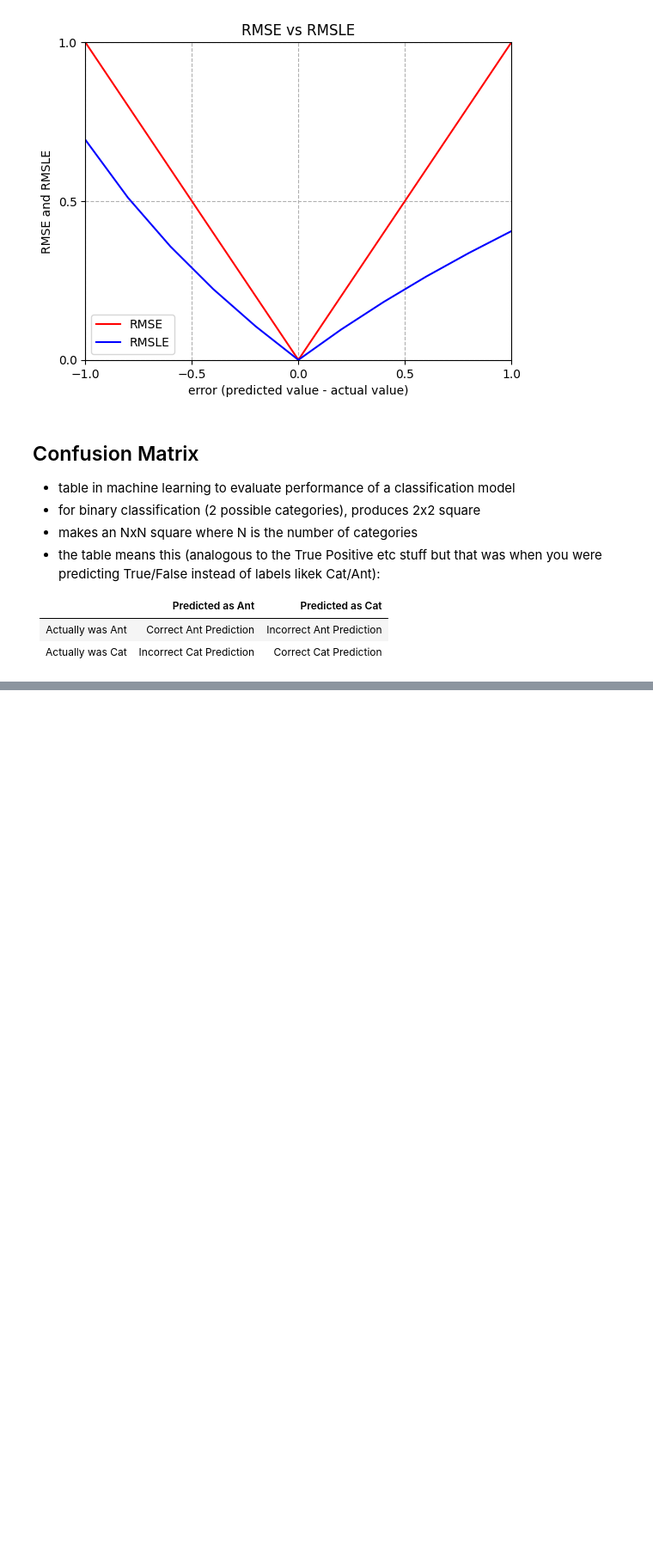
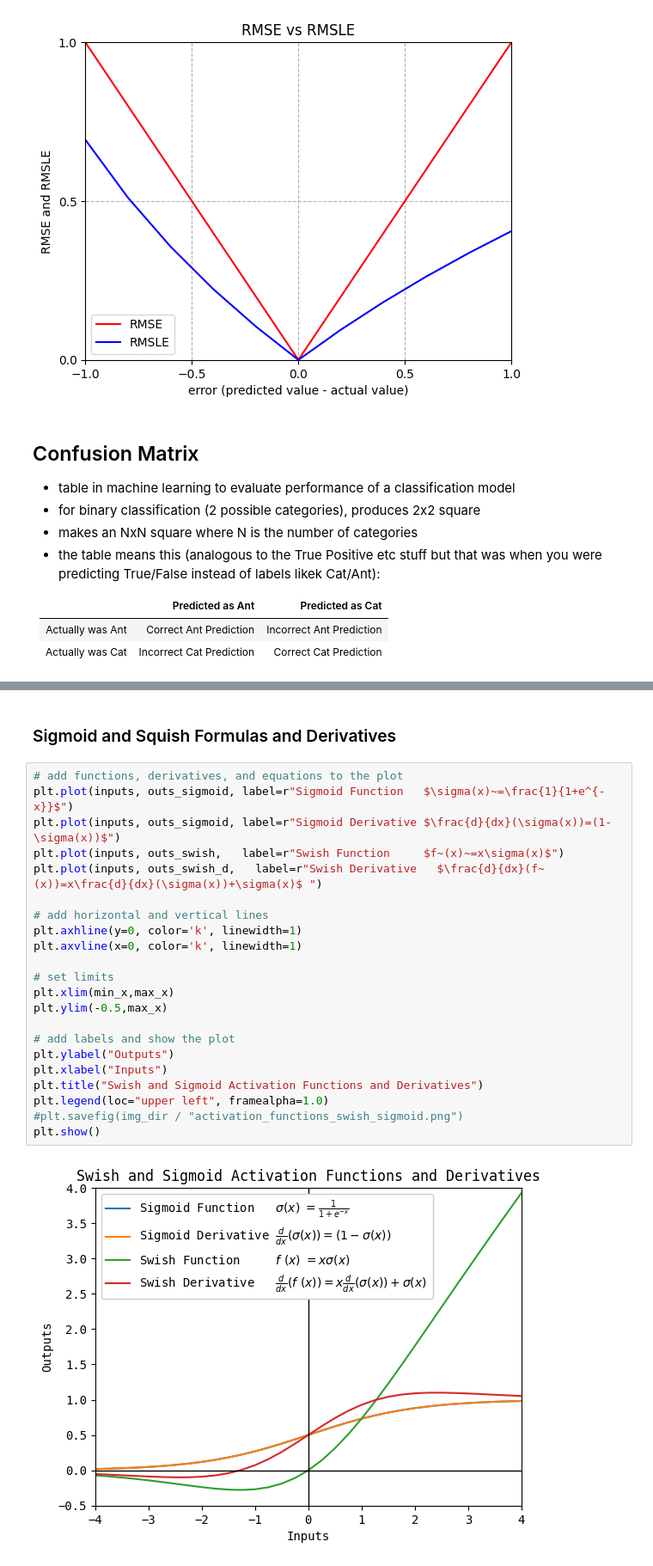
Before and after one commit to CombatWombatHub/aiml-notes, a Jupyter notebook: utils/plotmaker.ipynb, the cells around one changed output, grey strips where cells are left out. Shown: that part at 86% size. Cells and saved outputs as stored; diff of their text form; blank space fills up the shorter version.

```diff
--- a/utils/plotmaker.ipynb
+++ b/utils/plotmaker.ipynb
@@ -149,0 +281,26 @@ cmd.plot()
+# %% [markdown]
+### Sigmoid and Squish Formulas and Derivatives
+# %%
+# add functions, derivatives, and equations to the plot
+plt.plot(inputs, outs_sigmoid, label=r"Sigmoid Function   $\sigma(x)~=\frac{1}{1+e^{-x}}$")
+plt.plot(inputs, outs_sigmoid, label=r"Sigmoid Derivative $\frac{d}{dx}(\sigma(x))=(1-\sigma(x))$")
+plt.plot(inputs, outs_swish,   label=r"Swish Function     $f~(x)~=x\sigma(x)$")
+plt.plot(inputs, outs_swish_d,   label=r"Swish Derivative   $\frac{d}{dx}(f~(x))=x\frac{d}{dx}(\sigma(x))+\sigma(x)$ ")
+
+# add horizontal and vertical lines
+plt.axhline(y=0, color='k', linewidth=1)
+plt.axvline(x=0, color='k', linewidth=1)
+
+# set limits
+plt.xlim(min_x,max_x)
+plt.ylim(-0.5,max_x)
+
+# add labels and show the plot
+plt.ylabel("Outputs")
+plt.xlabel("Inputs")
+plt.title("Swish and Sigmoid Activation Functions and Derivatives")
+plt.legend(loc="upper left", framealpha=1.0)
+#plt.savefig(img_dir / "activation_functions_swish_sigmoid.png")
+plt.show()
+# %% [output]
+[figure, added]
```
Also changed, not shown: parts of 18 cells of this notebook, 4 other files.
